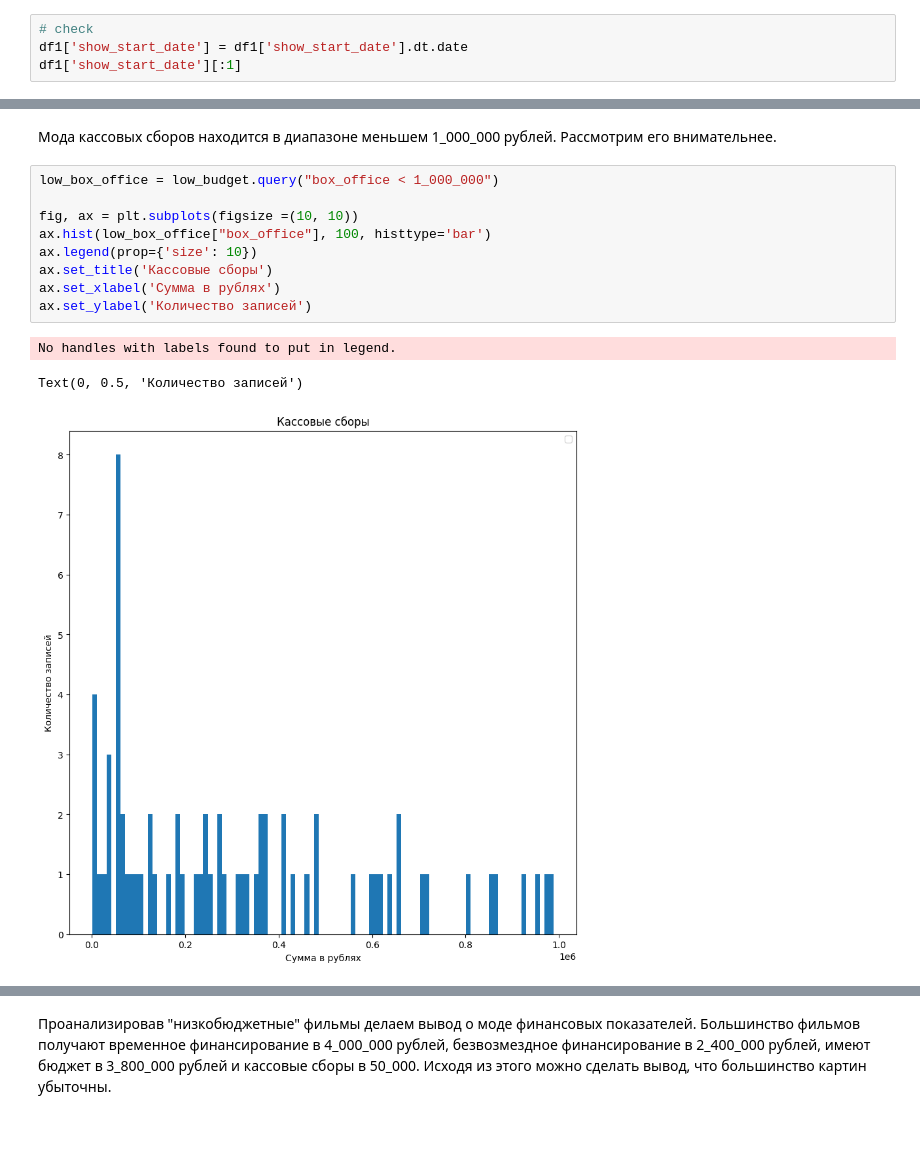
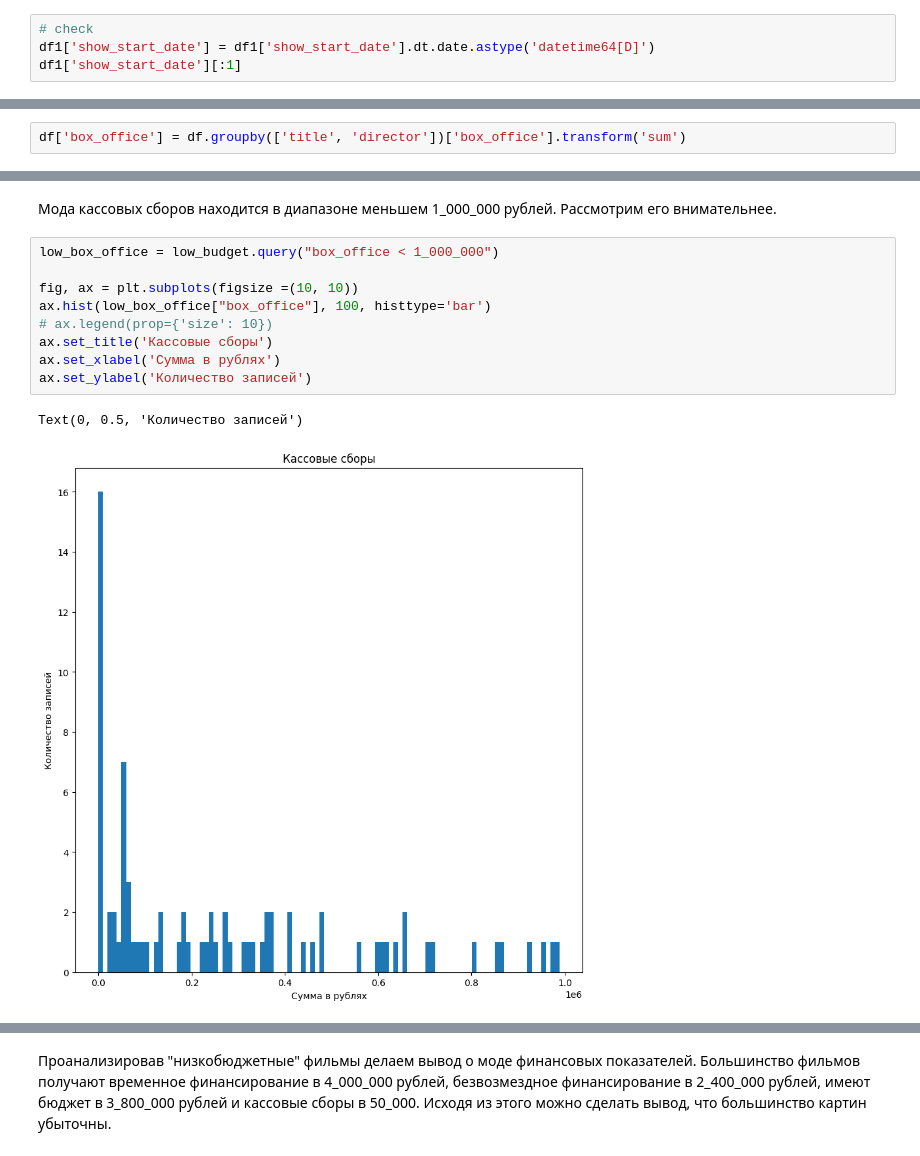
Before and after one commit to EvanderLatine/DS_Practicum, a Jupyter notebook: Composite_Project_1/EDA.ipynb, the cells around one changed output, grey strips where cells are left out. Saved outputs shown, nothing was run; the diff lists cells and outputs as text; blank space fills up the shorter version.

Commit message:
fix: handle all review 2 comments

```diff
--- a/Composite_Project_1/EDA.ipynb
+++ b/Composite_Project_1/EDA.ipynb
@@ -271,6 +293,6 @@ dtypes: UInt32(1), datetime64[ns](1), float32(1), float64(3), object(9)
 memory usage: 826.2+ KB
 # %%
 # check
-df1['show_start_date'] = df1['show_start_date'].dt.date
+df1['show_start_date'] = df1['show_start_date'].dt.date.astype('datetime64[D]')
 df1['show_start_date'][:1]
 # %% [output]
@@ -650,6 +784,8 @@ df[df.duplicated(subset=['title', 'director'], keep=False)==True].sort_values('t
 | 6378 | ян антонышев | 2018-11-15 | Е.Окопная | NaN | NaN | NaN | NaN | ... |
 | 6379 | ян антонышев | 2018-11-15 | Е.Окопная | NaN | NaN | NaN | NaN | ... |
 1267 rows × 9 columns
+# %%
+df['box_office'] = df.groupby(['title', 'director'])['box_office'].transform('sum')
 # %%
 df = df.drop_duplicates(['title', 'director'])
 # %% [markdown]
@@ -966,13 +1176,12 @@ No handles with labels found to put in legend.
 # %%
 low_box_office = low_budget.query("box_office < 1_000_000")
 
 fig, ax = plt.subplots(figsize =(10, 10))
 ax.hist(low_box_office["box_office"], 100, histtype='bar')
-ax.legend(prop={'size': 10})
+# ax.legend(prop={'size': 10})
 ax.set_title('Кассовые сборы')
 ax.set_xlabel('Сумма в рублях')
 ax.set_ylabel('Количество записей')
 # %% [output]
-No handles with labels found to put in legend.
+Text(0, 0.5, 'Количество записей')
-Text(0, 0.5, 'Количество записей')
-[figure, old version]
+[figure, new version]
```
Also changed, not shown: parts of 110 cells of this notebook.
